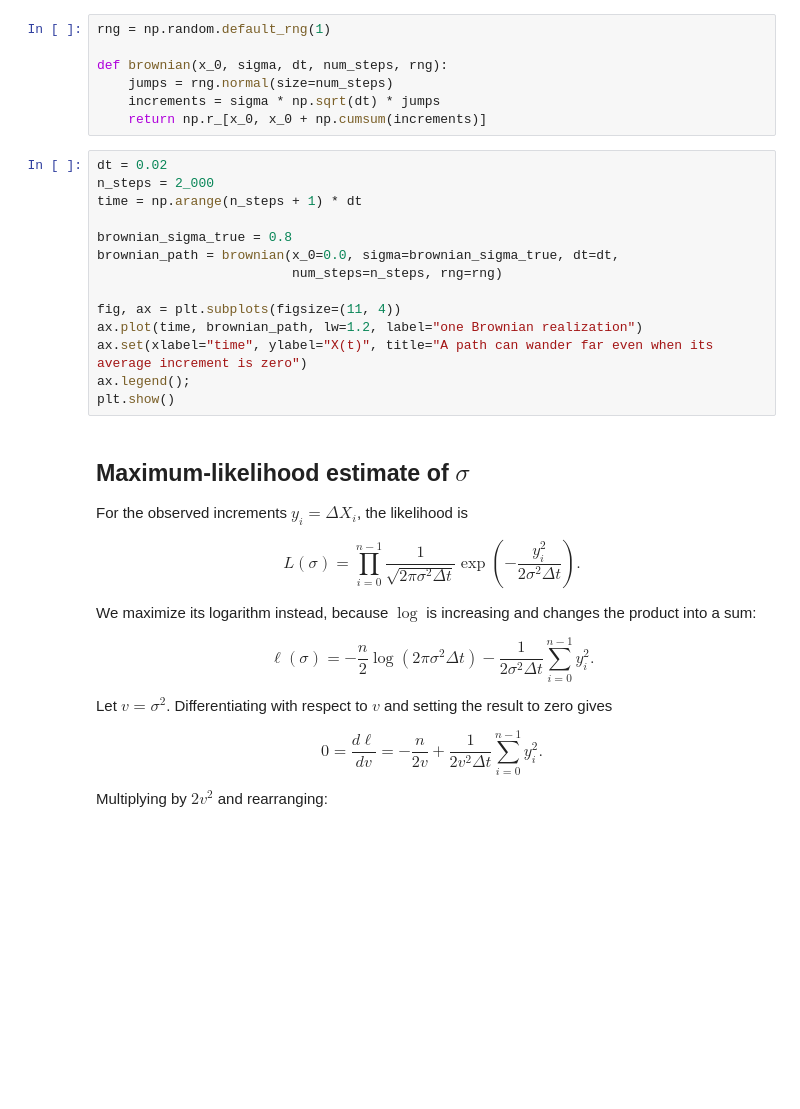
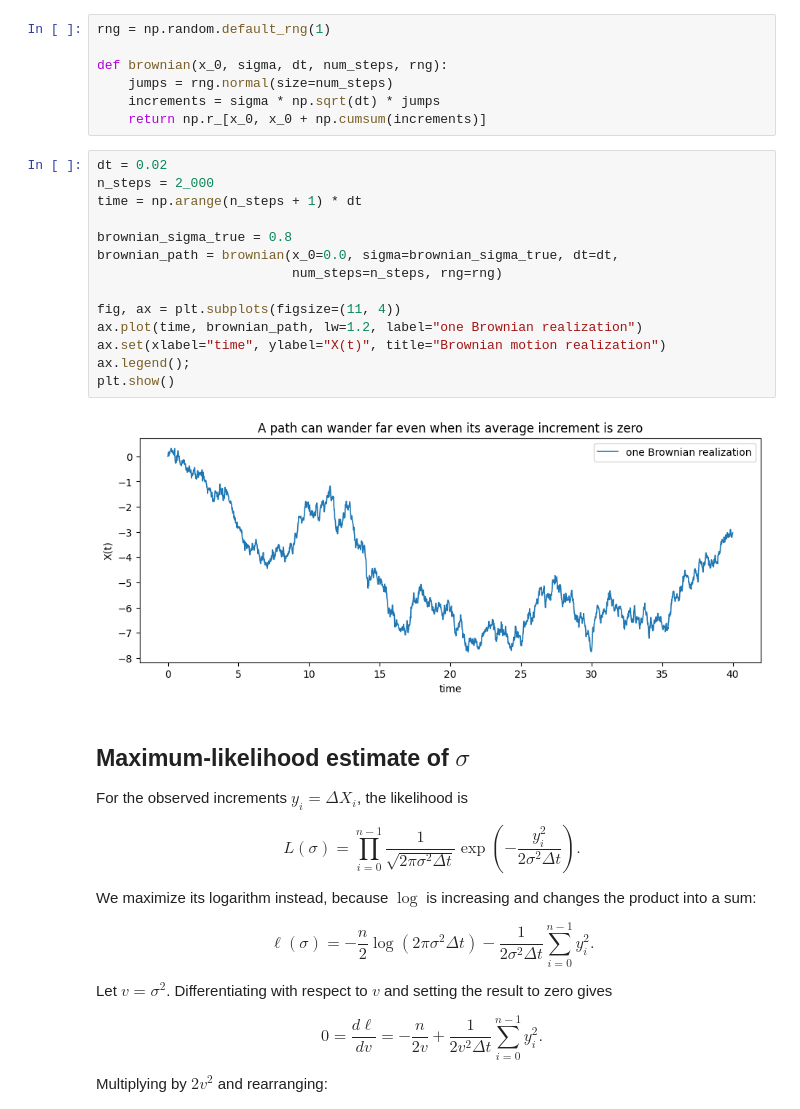
Before and after one commit to dared22/master_thesis, a Jupyter notebook: sandbox/likelihood_calc.ipynb, the cells around one changed output. Cells and saved outputs as stored; diff of their text form; blank space fills up the shorter version.

```diff
--- a/sandbox/likelihood_calc.ipynb
+++ b/sandbox/likelihood_calc.ipynb
@@ -19,17 +19,19 @@ def brownian(x_0, sigma, dt, num_steps, rng):
 # %%
 dt = 0.02
 n_steps = 2_000
 time = np.arange(n_steps + 1) * dt
 
 brownian_sigma_true = 0.8
 brownian_path = brownian(x_0=0.0, sigma=brownian_sigma_true, dt=dt,
                          num_steps=n_steps, rng=rng)
 
 fig, ax = plt.subplots(figsize=(11, 4))
 ax.plot(time, brownian_path, lw=1.2, label="one Brownian realization")
-ax.set(xlabel="time", ylabel="X(t)", title="A path can wander far even when its average increment is zero")
+ax.set(xlabel="time", ylabel="X(t)", title="Brownian motion realization")
 ax.legend();
 plt.show()
+# %% [output]
+[figure, added]
 # %% [markdown]
 ## Maximum-likelihood estimate of $\sigma$
 
```
Also changed, not shown: parts of 7 cells of this notebook.
